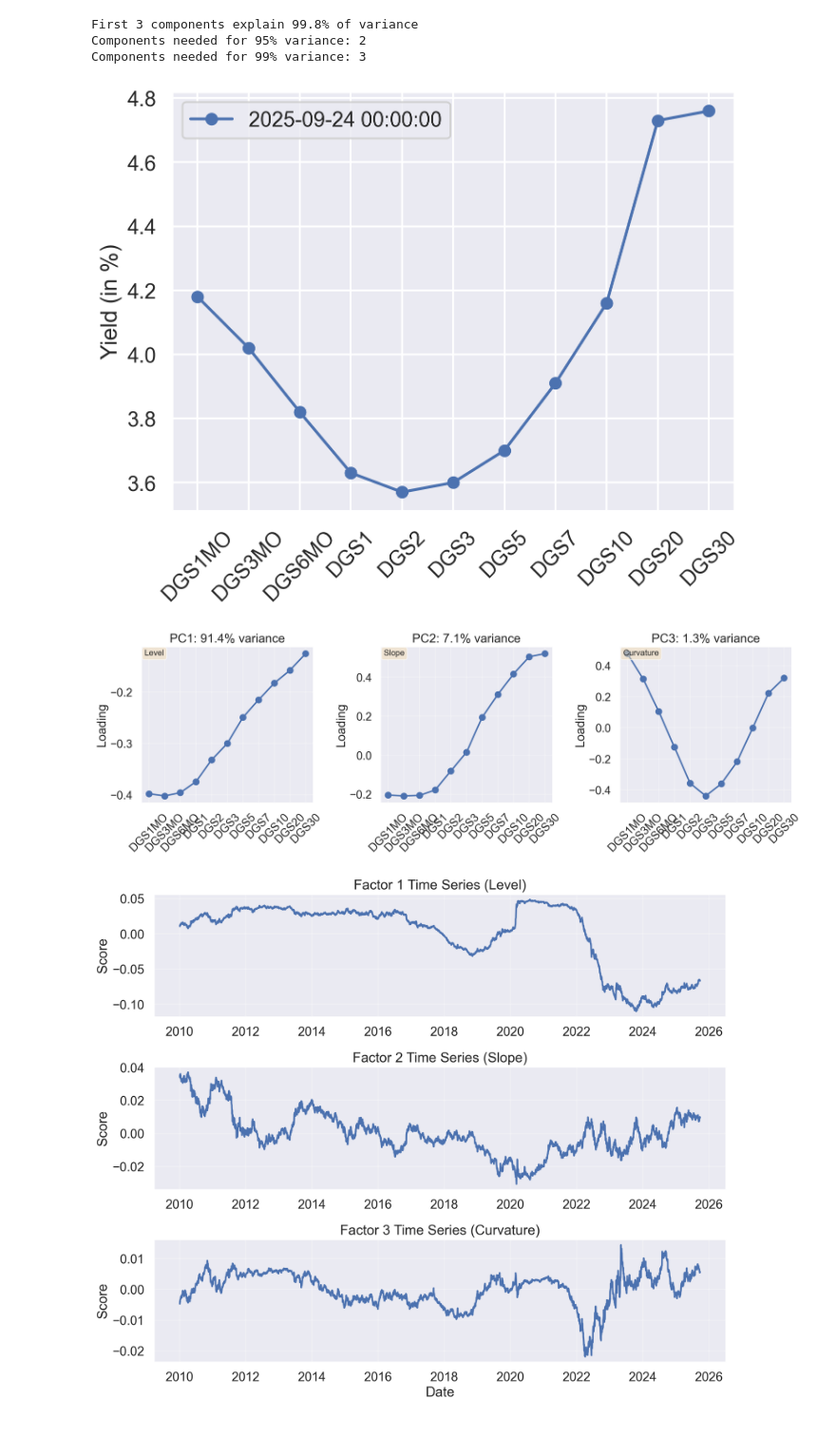
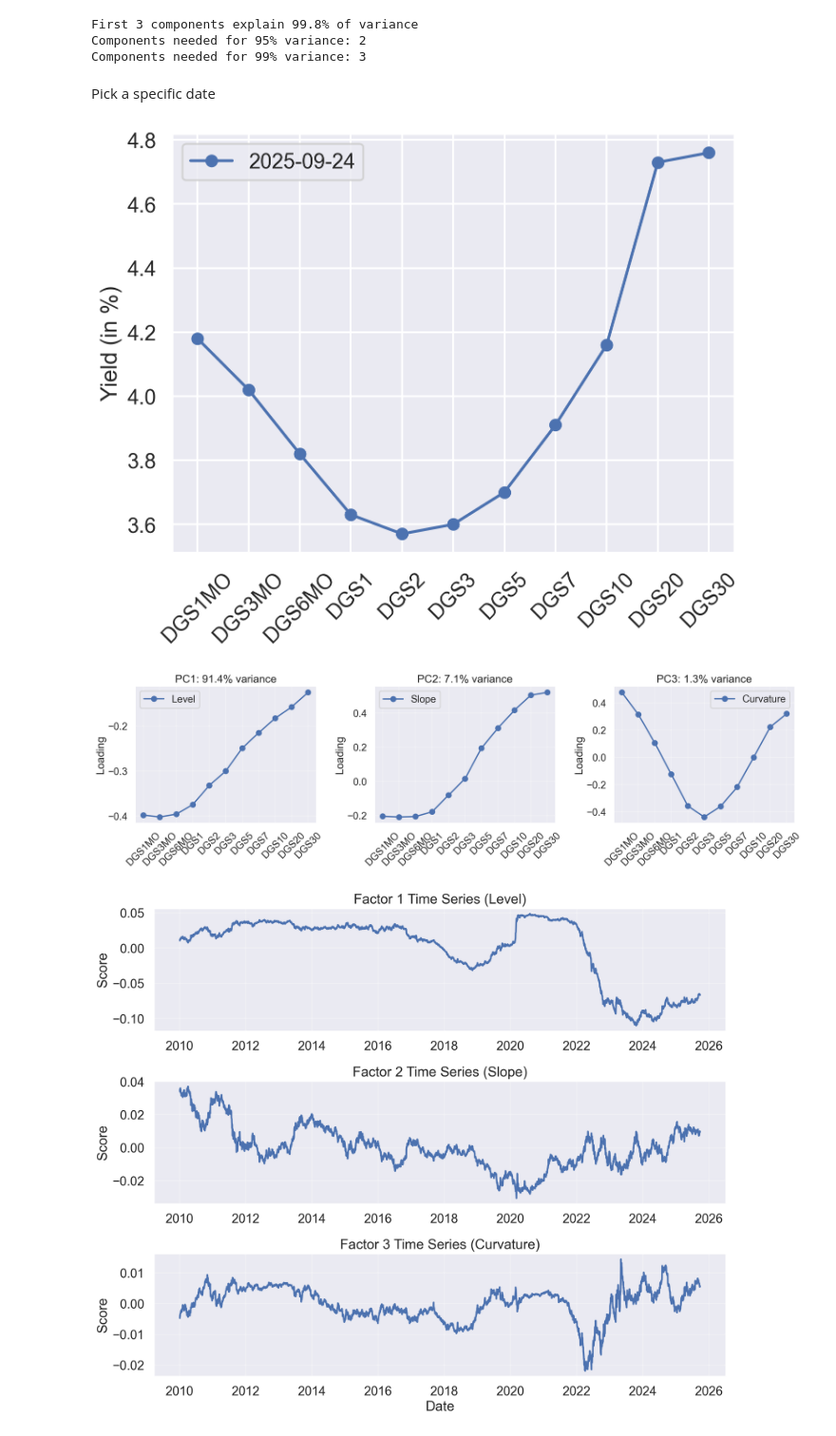
Before and after one commit to fbourgey/quant-examples, a Jupyter notebook: yield_curve_pca.ipynb, the cells around one changed output. Shown at 95% size. Drawn from its saved outputs; the diff is of its cells as text; code cells hidden in the pictures.

Commit message:
add yield curve pca

```diff
--- a/yield_curve_pca.ipynb
+++ b/yield_curve_pca.ipynb
@@ -215,44 +218,42 @@ Components needed for 99% variance: 3
 # %%
 list_dates = df_yields.index.tolist()
+# %% [markdown]
+Pick a specific date
 # %%
 date = dt.datetime(2025, 9, 24)
 # %%
 fig, ax = plt.subplots()
-ax.plot(fred_tickers, 100 * df_yields.loc[date], "o-", label=f"{date}")
+ax.plot(
+    fred_tickers,
+    100 * df_yields.loc[date],
+    "o-",
+    label=f"{date.strftime('%Y-%m-%d')}",
+)
 ax.legend()
 ax.set_ylabel("Yield (in %)")
 ax.tick_params(axis="x", rotation=45)
 plt.show()
 # %% [output]
-[figure, old version]
+[figure, new version]
 # %%
 # Compute factor scores (projections onto principal components)
 F = X @ U  # shape (T, M) - factor time series
 
+components = ["Level", "Slope", "Curvature"]
+
 # Plot the first 3 principal component loadings (shapes)
-fig, axes = plt.subplots(1, 3, figsize=(15, 5))
-for i in range(3):
-    axes[i].plot(fred_tickers, U[:, i], "o-")
+fig, axes = plt.subplots(1, 3, figsize=(17, 5))
+for i, factor in enumerate(components):
+    axes[i].plot(fred_tickers, U[:, i], "o-", label=factor)
     axes[i].set_title(f"PC{i + 1}: {explained_variance[i]:.1%} variance")
     axes[i].set_ylabel("Loading")
     axes[i].tick_params(axis="x", rotation=45)
     axes[i].grid(True, alpha=0.3)
-
-components = ["Level", "Slope", "Curvature"]
-for i, comp in enumerate(components):
-    axes[i].text(
-        0.02,
-        0.98,
-        comp,
-        transform=axes[i].transAxes,
-        fontsize=12,
-        verticalalignment="top",
-        bbox=dict(boxstyle="round", facecolor="wheat", alpha=0.5),
-    )
+    axes[i].legend()
 plt.tight_layout()
 plt.show()
 # %% [output]
-[figure, old version]
+[figure, new version]
 # %%
 # Plot factor time series (scores over time)
 fig, axes = plt.subplots(3, 1, figsize=(12, 10))
```
Also changed, not shown: parts of 18 cells of this notebook.
